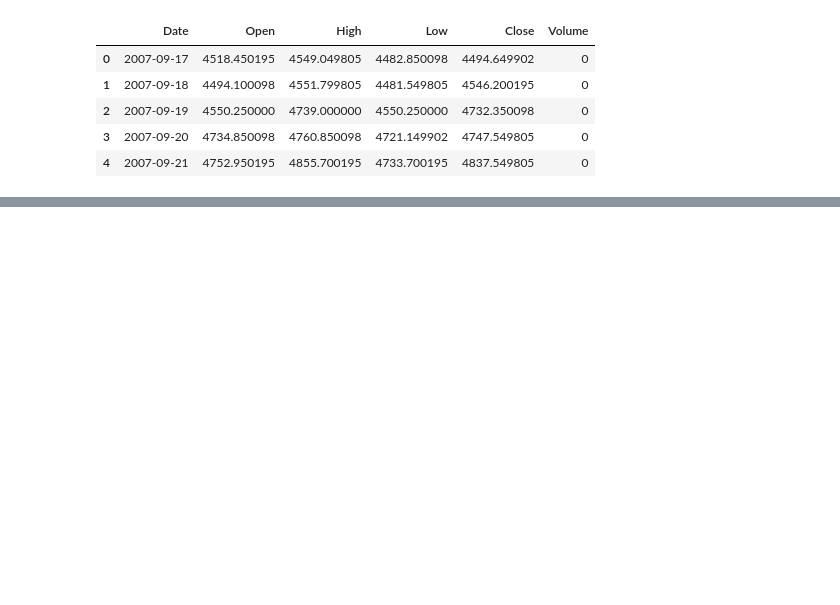
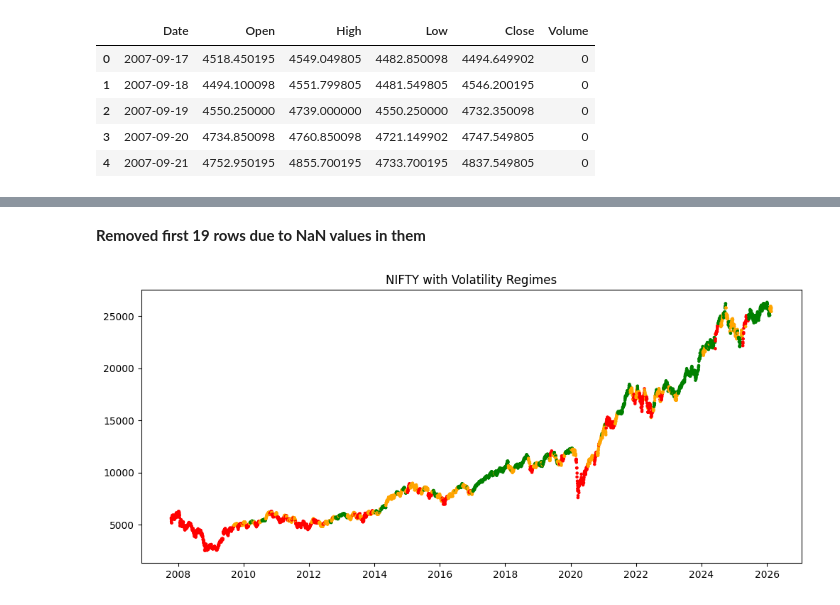
Before and after one commit to Anaemos/Vorticity, a Jupyter notebook: notebooks/eda_01.ipynb, the cells around one changed output, grey strips where cells are left out. Saved outputs shown, nothing was run; the diff lists cells and outputs as text; code cells hidden in the pictures; blank space fills up the shorter version.

Commit message:
Added volatility calculations to be added in Data for Regimes

```diff
--- a/notebooks/eda_01.ipynb
+++ b/notebooks/eda_01.ipynb
@@ -12,0 +52,20 @@ df_raw.head()
+# %%
+import pandas as pd
+from src.labeling import (
+    add_returns,
+    add_volatility,
+    add_volatility_regime
+)
+
+df = pd.read_csv(
+    "../data/raw/nifty50.csv",
+    parse_dates=["Date"]
+)
+
+df.set_index("Date", inplace=True)
+
+df = add_returns(df)
+df = add_volatility(df, window=20)
+df = add_volatility_regime(df)
+
+df.tail()
@@ -12,0 +80,20 @@ df_raw.head()
+# %% [markdown]
+**Removed first 19 rows due to NaN values in them**
+# %%
+plot_df = df.dropna(subset=["vol_regime"])
+
+import matplotlib.pyplot as plt
+
+colors = {"Low": "green", "Medium": "orange", "High": "red"}
+
+plt.figure(figsize=(12,5))
+plt.scatter(
+    plot_df.index,
+    plot_df["Close"],
+    c=plot_df["vol_regime"].map(colors),
+    s=5
+)
+plt.title("NIFTY with Volatility Regimes")
+plt.show()
+# %% [output]
+[figure, added]
```
Also changed, not shown: parts of 5 cells of this notebook, 1 other file.
